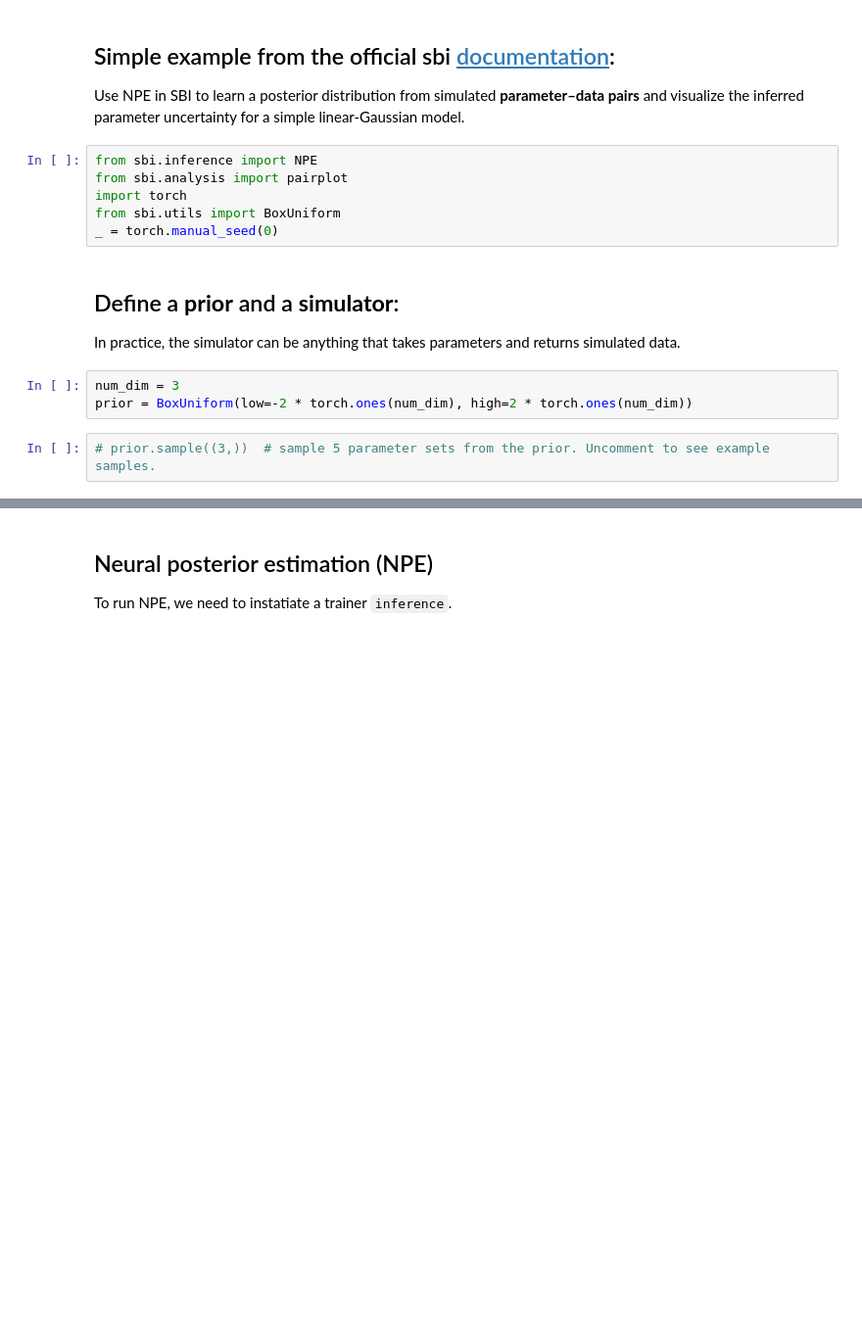
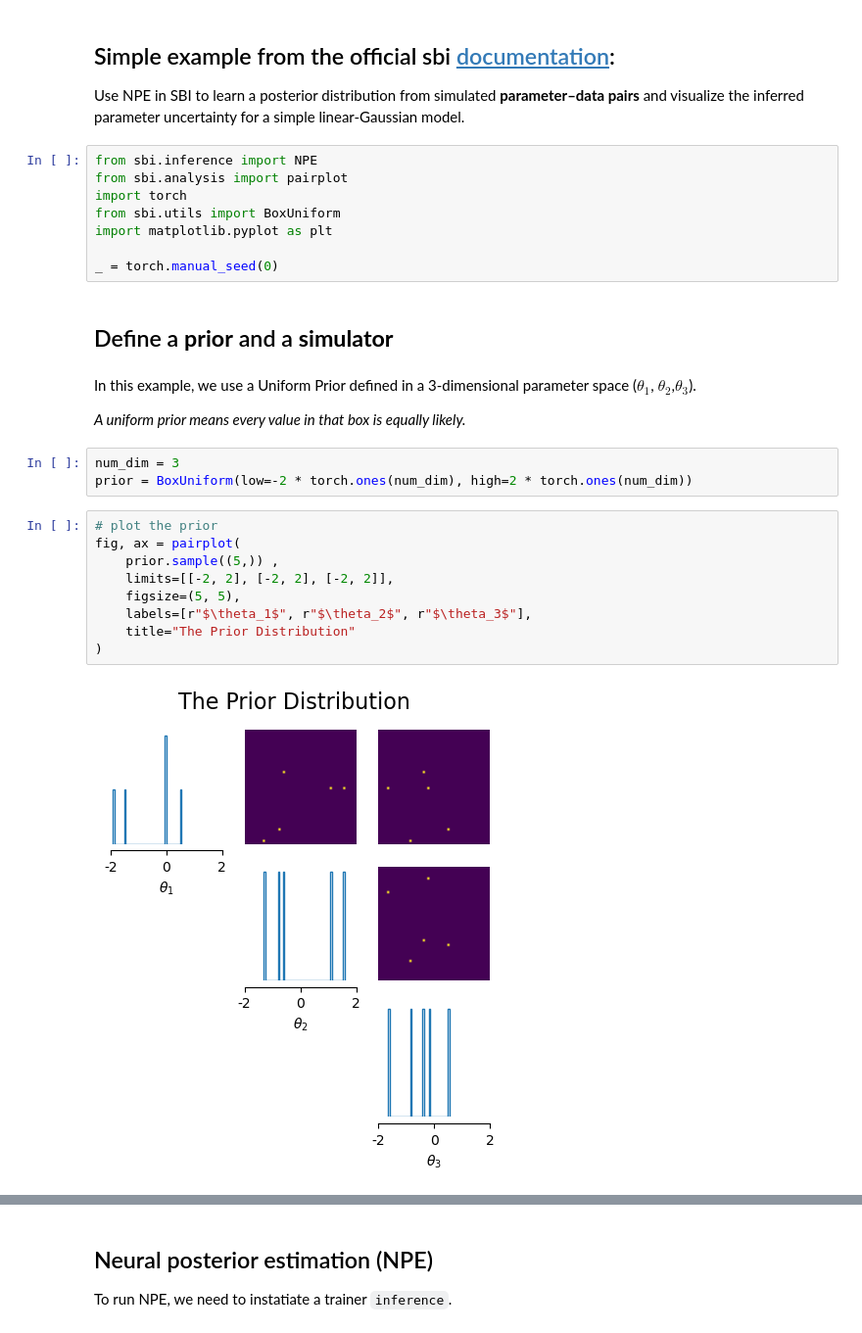
Before and after one commit to ningyuxin1999/SBI-workshop-Legend2025, a Jupyter notebook: notebooks/1_introduction_to_sbi.ipynb, the cells around one changed output, grey strips where cells are left out. Shown at 98% size. Drawn from its saved outputs; the diff is of its cells as text; blank space fills up the shorter version.

```diff
--- a/notebooks/1_introduction_to_sbi.ipynb
+++ b/notebooks/1_introduction_to_sbi.ipynb
@@ -30,12 +43,26 @@ from sbi.inference import NPE
 from sbi.analysis import pairplot
 import torch
 from sbi.utils import BoxUniform
+import matplotlib.pyplot as plt
+
 _ = torch.manual_seed(0)
 # %% [markdown]
-## Define a **prior** and a **simulator**:
-In practice, the simulator can be anything that takes parameters and returns simulated data.
+## Define a **prior** and a **simulator**
+# %% [markdown]
+In this example, we use a Uniform Prior defined in a 3-dimensional parameter space ($\theta_1$, $\theta_2$,$\theta_3$).
+
+*A uniform prior means every value in that box is equally likely.*
 # %%
 num_dim = 3
 prior = BoxUniform(low=-2 * torch.ones(num_dim), high=2 * torch.ones(num_dim))
 # %%
-# prior.sample((3,))  # sample 5 parameter sets from the prior. Uncomment to see example samples.
+# plot the prior
+fig, ax = pairplot(
+    prior.sample((5,)) ,
+    limits=[[-2, 2], [-2, 2], [-2, 2]],
+    figsize=(5, 5),
+    labels=[r"$\theta_1$", r"$\theta_2$", r"$\theta_3$"],
+    title="The Prior Distribution"
+)
+# %% [output]
+[figure, added]
```
Also changed, not shown: parts of 23 cells of this notebook, 2 other files.
